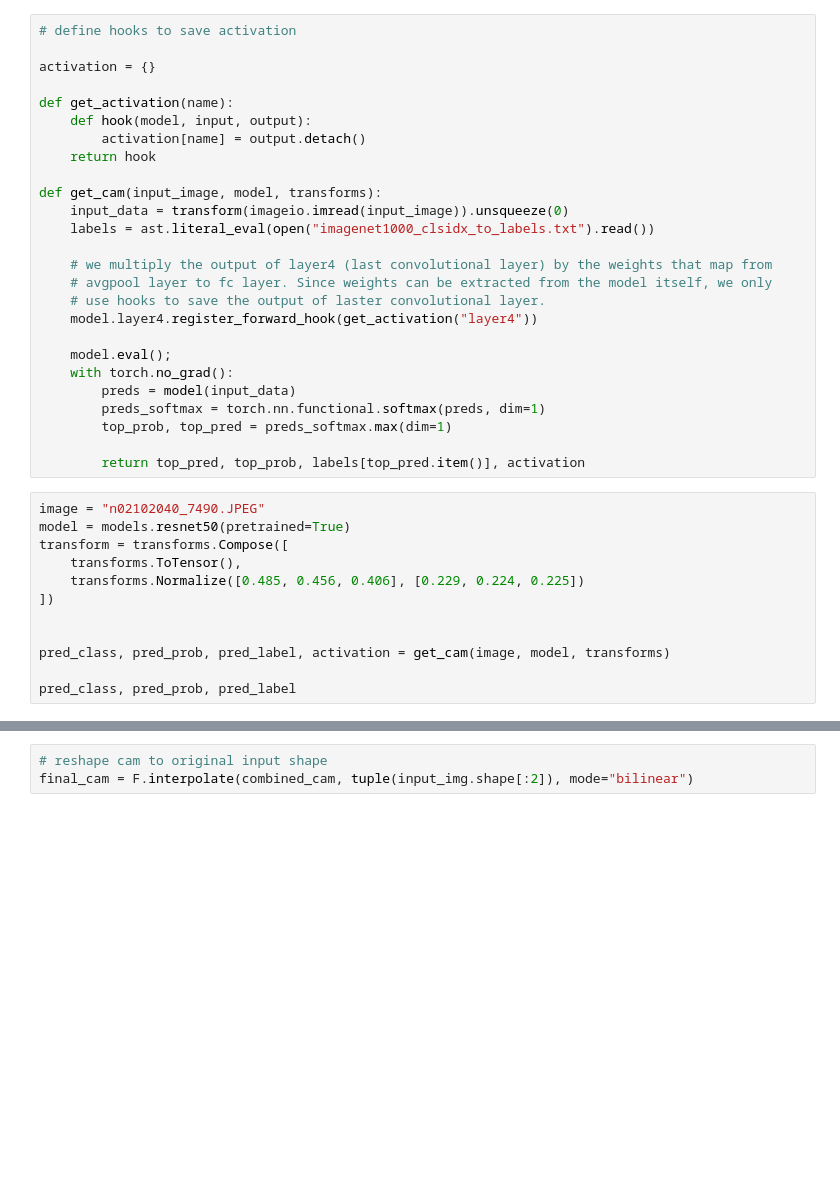
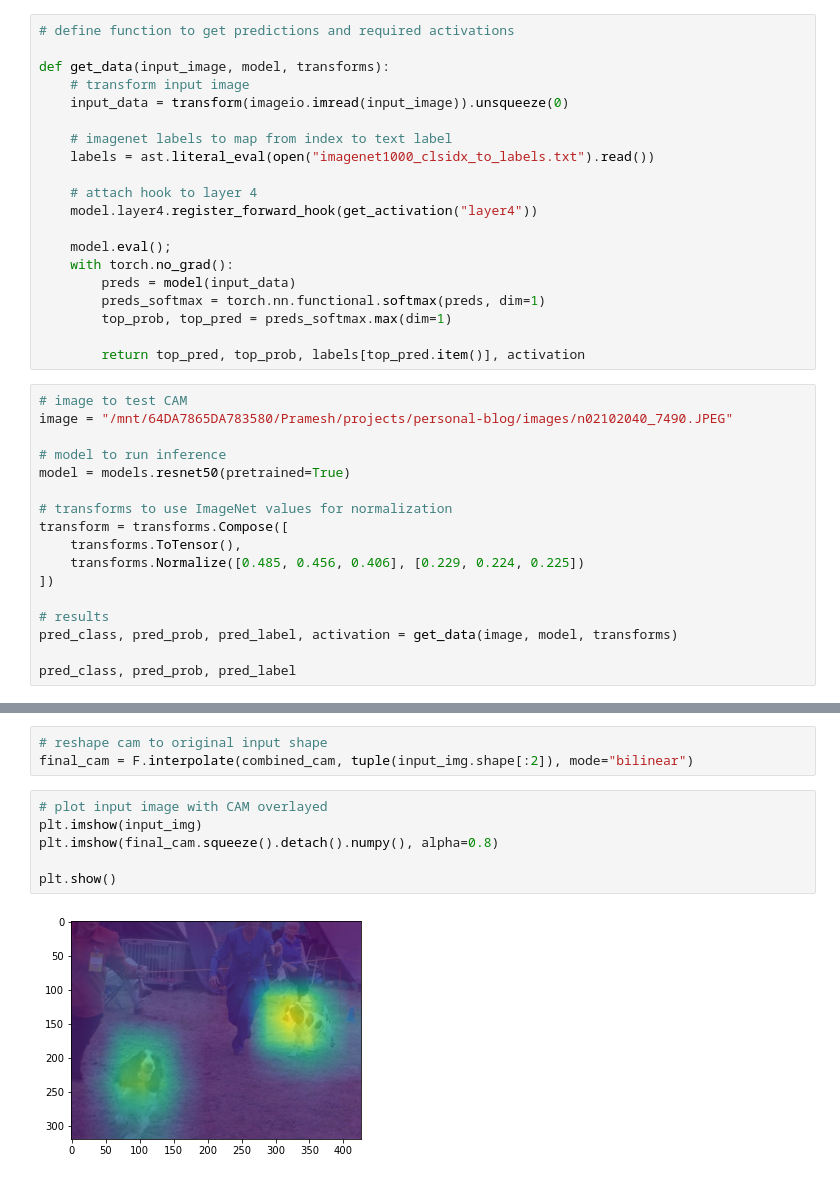
Before and after one commit to pmgautam/personal-blog, a Jupyter notebook: _notebooks/2022-08-05-Class-activation-maps.ipynb, the cells around one changed output, grey strips where cells are left out. Drawn from its saved outputs; the diff is of its cells as text; blank space fills up the shorter version.

```diff
--- a/_notebooks/2022-08-05-Class-activation-maps.ipynb
+++ b/_notebooks/2022-08-05-Class-activation-maps.ipynb
@@ -33,20 +47,14 @@ We'll be using PyTorch hooks to extract the intermediate feature maps. Hooks are
 # %%
-# define hooks to save activation
+# define function to get predictions and required activations
 
-activation = {}
+def get_data(input_image, model, transforms):
+    # transform input image
+    input_data = transform(imageio.imread(input_image)).unsqueeze(0)
 
-def get_activation(name):
-    def hook(model, input, output):
-        activation[name] = output.detach()
-    return hook
-
-def get_cam(input_image, model, transforms):
-    input_data = transform(imageio.imread(input_image)).unsqueeze(0)
+    # imagenet labels to map from index to text label
     labels = ast.literal_eval(open("imagenet1000_clsidx_to_labels.txt").read())
 
-    # we multiply the output of layer4 (last convolutional layer) by the weights that map from
-    # avgpool layer to fc layer. Since weights can be extracted from the model itself, we only
-    # use hooks to save the output of laster convolutional layer.
+    # attach hook to layer 4
     model.layer4.register_forward_hook(get_activation("layer4"))
 
     model.eval();
@@ -57,15 +65,20 @@ def get_cam(input_image, model, transforms):
 
         return top_pred, top_prob, labels[top_pred.item()], activation
 # %%
-image = "n02102040_7490.JPEG"
+# image to test CAM
+image = "/mnt/64DA7865DA783580/Pramesh/projects/personal-blog/images/n02102040_7490.JPEG"
+
+# model to run inference
 model = models.resnet50(pretrained=True)
+
+# transforms to use ImageNet values for normalization
 transform = transforms.Compose([
     transforms.ToTensor(),
     transforms.Normalize([0.485, 0.456, 0.406], [0.229, 0.224, 0.225])
 ])
 
-
-pred_class, pred_prob, pred_label, activation = get_cam(image, model, transforms)
+# results
+pred_class, pred_prob, pred_label, activation = get_data(image, model, transforms)
 
 pred_class, pred_prob, pred_label
 # %% [output]
@@ -88,3 +118,11 @@ combined_cam.shape
 # %%
 # reshape cam to original input shape
 final_cam = F.interpolate(combined_cam, tuple(input_img.shape[:2]), mode="bilinear")
+# %%
+# plot input image with CAM overlayed
+plt.imshow(input_img)
+plt.imshow(final_cam.squeeze().detach().numpy(), alpha=0.8)
+
+plt.show()
+# %% [output]
+[figure, added]
```
Also changed, not shown: parts of 19 cells of this notebook.
